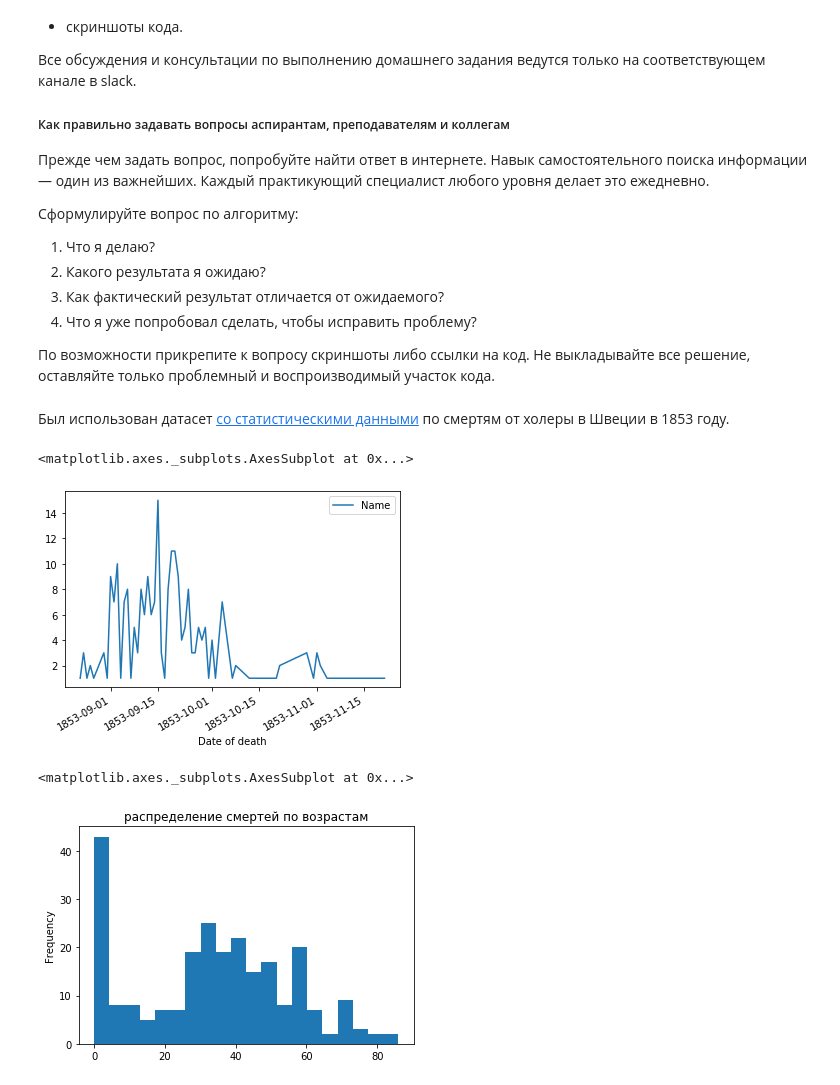
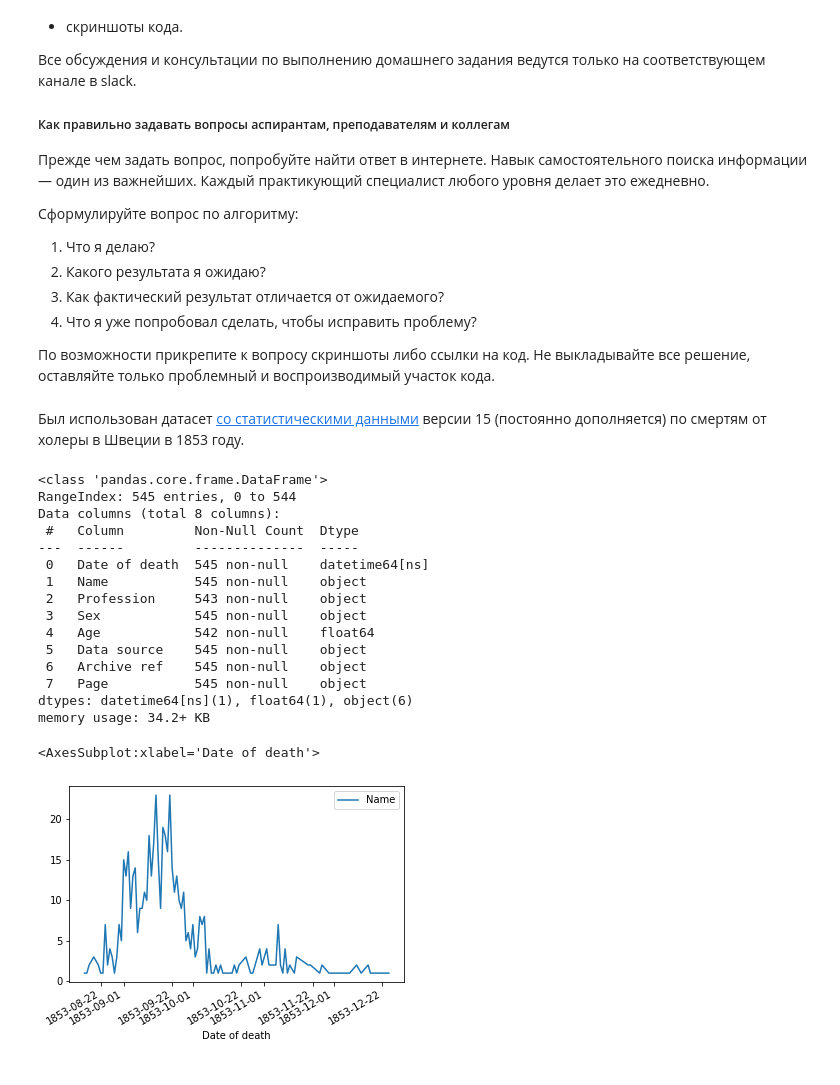
Before and after one commit to IlerioDef/PYDA25HW, a Jupyter notebook: HWStat-2 visualization.ipynb, the cells around one changed output. Saved outputs shown, nothing was run; the diff lists cells and outputs as text; code cells hidden in the pictures.

```diff
--- a/HWStat-2 visualization.ipynb
+++ b/HWStat-2 visualization.ipynb
@@ -42,7 +42,7 @@
 
 По возможности прикрепите к вопросу скриншоты либо ссылки на код. Не выкладывайте все решение, оставляйте только проблемный и воспроизводимый участок кода.
 # %% [markdown]
-Был использован датасет [со статистическими данными](https://www.kaggle.com/augustlinnman/cholera-outbreak-stockholm-1853) по смертям от холеры в Швеции в 1853 году.
+Был использован датасет [со статистическими данными](https://www.kaggle.com/augustlinnman/cholera-outbreak-stockholm-1853) версии 15 (постоянно дополняется) по смертям от холеры в Швеции в 1853 году.
 # %%
 import pandas as pd
 from datetime import datetime
@@ -63,21 +64,37 @@ column_names = {
 cholera.rename(columns=column_names, inplace = True)
 #Изменим формат даты
 cholera["Date of death"] = pd.to_datetime(cholera["Date of death"],format = "%Y-%m-%d")
-# cholera.info()
+cholera.info()
 
-#ГРАФИК 1 - посмотрим, сколько людей умирало в каждый из дней и есть ли какая-то зависимость
-death_rate = cholera[["Date of death","Name"]].groupby("Date of death").count()
-death_rate.plot()
+
 
 #ГРАФИК Х - столбиковая диаграмма с разбивкам по возрастным и половым группам.
 # %% [output]
-<matplotlib.axes._subplots.AxesSubplot at 0x...>
+<class 'pandas.core.frame.DataFrame'>
+RangeIndex: 545 entries, 0 to 544
+Data columns (total 8 columns):
+ #   Column         Non-Null Count  Dtype
+---  ------         --------------  -----
+ 0   Date of death  545 non-null    datetime64[ns]
+ 1   Name           545 non-null    object
+ 2   Profession     543 non-null    object
+ 3   Sex            545 non-null    object
+ 4   Age            542 non-null    float64
+ 5   Data source    545 non-null    object
+ 6   Archive ref    545 non-null    object
+ 7   Page           545 non-null    object
+dtypes: datetime64[ns](1), float64(1), object(6)
+memory usage: 34.2+ KB
-[figure, removed]
-# %%
-#ГРАФИК 2 - Гистограмма распределения по возрастам смерти.
-cholera["Age"].plot(kind="hist", title="распределение смертей по возрастам", bins=20)
-#Можно сделать вывод о том, что наибольшая смертность была среди младенцев и маленьких детей.
-#Учитывая период, можно предположить, что в тот период
-# %% [output]
-<matplotlib.axes._subplots.AxesSubplot at 0x...>
-[figure, removed]
+# %%
+"""
+График №1 - Линейная диаграмма. Она позволяет оценить, в какой именно
+период из рассматриваемого пришлось бОльшее количество смертей. Поскольку
+холера относится к чрезвычайно быстро прогрессирующим (~ 48 часов) заболеваниям, мы можем
+отследить пик заражения по смертям. Похоже, он приходится на 13 сентября - 01 октября 1953 года.
+
+"""
+death_rate = cholera[["Date of death","Name"]].groupby("Date of death").count()
+death_rate.plot()
+# %% [output]
+<AxesSubplot:xlabel='Date of death'>
+[figure, added]
```
Also changed, not shown: parts of 4 cells of this notebook.
